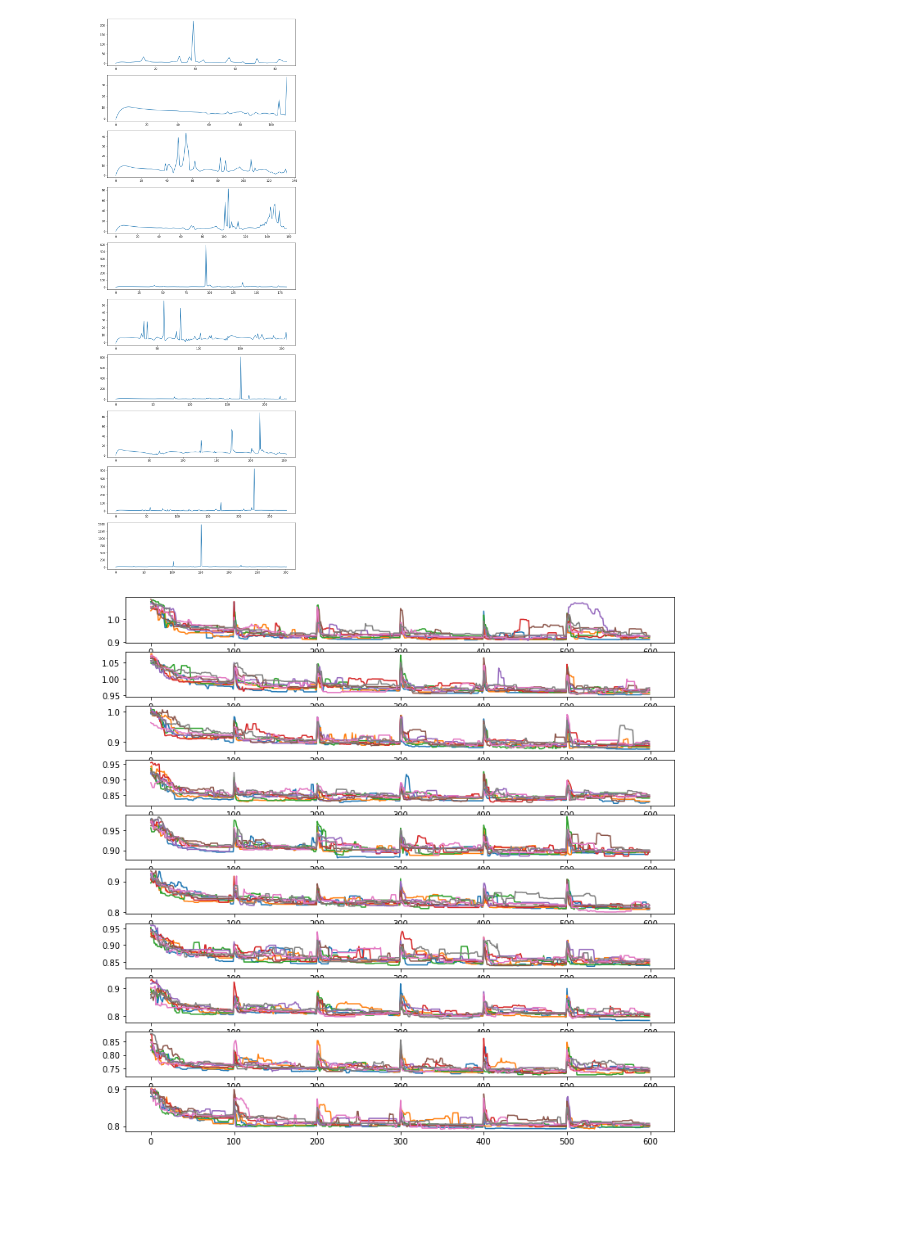
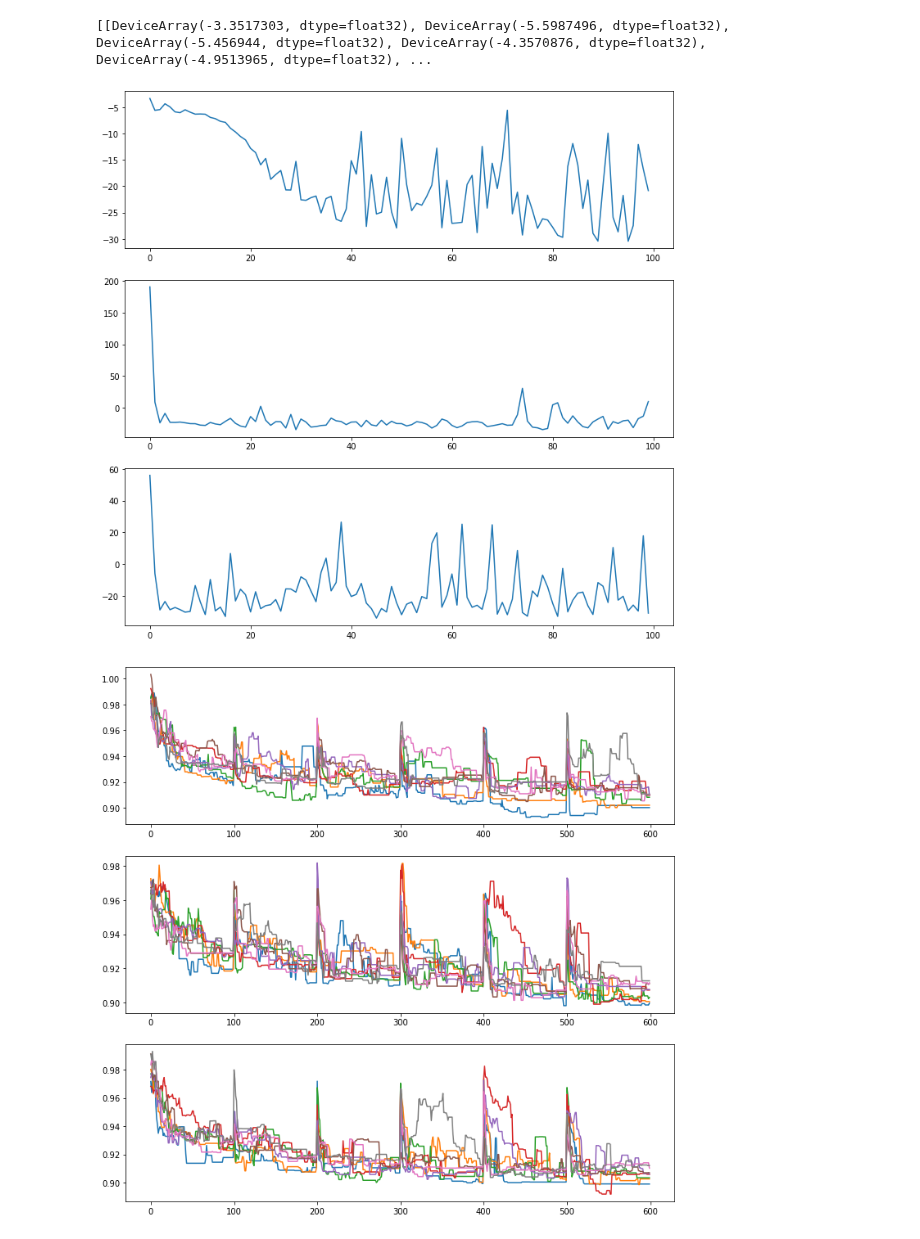
Before and after one commit to ur-whitelab/wazy, a Jupyter notebook: paper/hamming_distance.ipynb, the cells around one changed output. Cells and saved outputs as stored; diff of their text form; code cells hidden in the pictures; blank space fills up the shorter version.

Commit message:
test hamming distance/fix val

```diff
--- a/paper/hamming_distance.ipynb
+++ b/paper/hamming_distance.ipynb
@@ -17,36 +15,42 @@ def hamming(seq1, seq2): # seq1 and seq2 are of same length
         if seqlist1[i] == seqlist2[i]:
             continue
         hamming_distance += 1.
-    return 1 - hamming_distance / len(seqlist1)
+    return hamming_distance / len(seqlist1)
 # %%
 %matplotlib inline
 import matplotlib.pyplot as plt
 # %%
 key = jax.random.PRNGKey(0)
-batch_size = 16
-bag_num = 6
+batch_size=16
 target_seq = 'GIGAVLKVLTTGLPALISWIKRKRQQ'
 oh_vec = encode_seq(list(target_seq))
 oh_unirep = seq2useq(oh_vec)
 target_rep = differentiable_jax_unirep(oh_unirep)
-print(target_rep.shape)
+#print(target_rep.shape)
 seqs = ['GIGAVLKVLKAGLPALIVTLKRKIVQ',
        'PPGATLKKHTTGSVALISWIWARIQQ',
        'GIGAVLKVLTTGLKTLISAAKRKRAA',
        'HAPPVLKVLTTGLAPPLVWIKRKRTH',
-       'GIGAVLUIHKLSSVAAWRPPKRKRQQ']
+       'GIGAVLUIHKLSSVAAWRPPKRKRQQ',
+       'PTWIIFLKAQWEQHSNLTNMRTFPEV',
+        'TISHFVCNHDICAWIKDMQAMQIKMC',
+        'CESWLWKRLFDGHADRWRSMPDYPIW',
+        'YLVENPLMFPLVAAFIHQWTRQISWH',
+        'QTEERLEAQISIYYIGAWSHYKVTDE']
 
-val_seqs = ['PTWIIFLKAQWEQHSNLTNMRTFPEV',
+val_seqs = ['PTWIIFLKAQAVLKVLLTNMRTFPEV',
 'TISHFVCNHDICAWIKDMQAMQIKMC',
-'CESWLWKRLFDGHADRWRSMPDYPIW',
-'YLVENPLMFPLVAAFIHQWTRQISWH',
-'QTEERLEAQISIYYIGAWSHYKVTDE']
+'CESWLWKRCESWLWKRWRSMPDYPIW',
+'YYIGNPLMFPLVAAFIHQWTRQISWH',
+'QTEERLEAQISIYYIGAWSHYHAPPV']
 
 #plt.rcParams["figure.figsize"] = (12,12)
 #fig, axs = plt.subplots(3)
+forward = hk.without_apply_rng(hk.transform(alp.model_forward))
 
 #@jax.jit
 def single_loop(key, seqs, val_seqs, params):
+    print('loop start')
 
     # get labels
     labels = []
@@ -62,18 +66,19 @@ def single_loop(key, seqs, val_seqs, params):
     reps = get_reps(seqs)[0]
     val_reps = get_reps(val_seqs)[0]
     key, _ = jax.random.split(key, num=2)
-    forward = hk.without_apply_rng(hk.transform(alp.model_forward))
-    params, mlp_loss, mlp_val_loss= alp.ensemble_train(key, forward, reps, labels, val_reps, val_labels, params)
+    print('Training MLP...')
+    params, mlp_loss, mlp_val_loss= alp.ensemble_train(key, forward, reps, labels, val_seqs=val_reps, val_labels=val_labels, params=params, batch_size=4, epochs=100, learning_rate=1e-3)
     #axs[i].plot(mlp_loss)
+    print('Optimizing...')
     final_vec = alp.bayes_opt(forward, params, labels)
-    print(final_vec.shape)
 
     # need to adjust length in the future
     logits = jax.random.normal(key, shape=(jnp.shape(oh_vec)))
     b_logits = jax.random.normal(key, shape=(batch_size,*jnp.shape(oh_vec)))
-    params = forward_seqprop.init(key, logits)
+    seq_params = forward_seqprop.init(key, logits)
     #loss_traces, loss, _seqs = pso_train(key, final_vec, b_logits, params, alp.seq.train_seqprop, batch_size, bag_num)
-    loss_traces, loss, _seqs = pso_train(key, final_vec, b_logits, params)
+    print('Finding sequence...')
+    loss_traces, loss, _seqs = pso_train(key, final_vec, b_logits, seq_params)
     gen_seqs = []
     for seq in _seqs:
         seq = alp.utils.decode_seq(seq)
@@ -111,16 +125,21 @@ for i in range(3):
+# %%
+print(loop_mlp_val_loss)
+# %% [output]
+[[DeviceArray(-3.3517303, dtype=float32), DeviceArray(-5.5987496, dtype=float32), DeviceArray(-5.456944, dtype=float32), DeviceArray(-4.3570876, dtype=float32), DeviceArray(-4.9513965, dtype=float32), ...
 # %%
-plt.rcParams["figure.figsize"] = (12, 36)
-fig, axs = plt.subplots(10)
-for i in range(10):
+plt.rcParams["figure.figsize"] = (12, 12)
+fig, axs = plt.subplots(3)
+for i in range(3):
     axs[i].plot(loop_mlp_val_loss[i])
+plt.savefig('./mlp_loss.jpg', dpi=800)
 # %% [output]
-[figure, old version]
+[figure, new version]
 # %%
 plt.rcParams["figure.figsize"] = (12, 12)
-fig, axs = plt.subplots(10)
-for i in range(10):
+fig, axs = plt.subplots(3)
+for i in range(3):
     for j in range(8):
         axs[i].plot(loop_seq_loss[i][j])
 # %% [output]
-[figure, old version]
+[figure, new version]
 # %%
```
Also changed, not shown: parts of 5 cells of this notebook, 5 other files.
